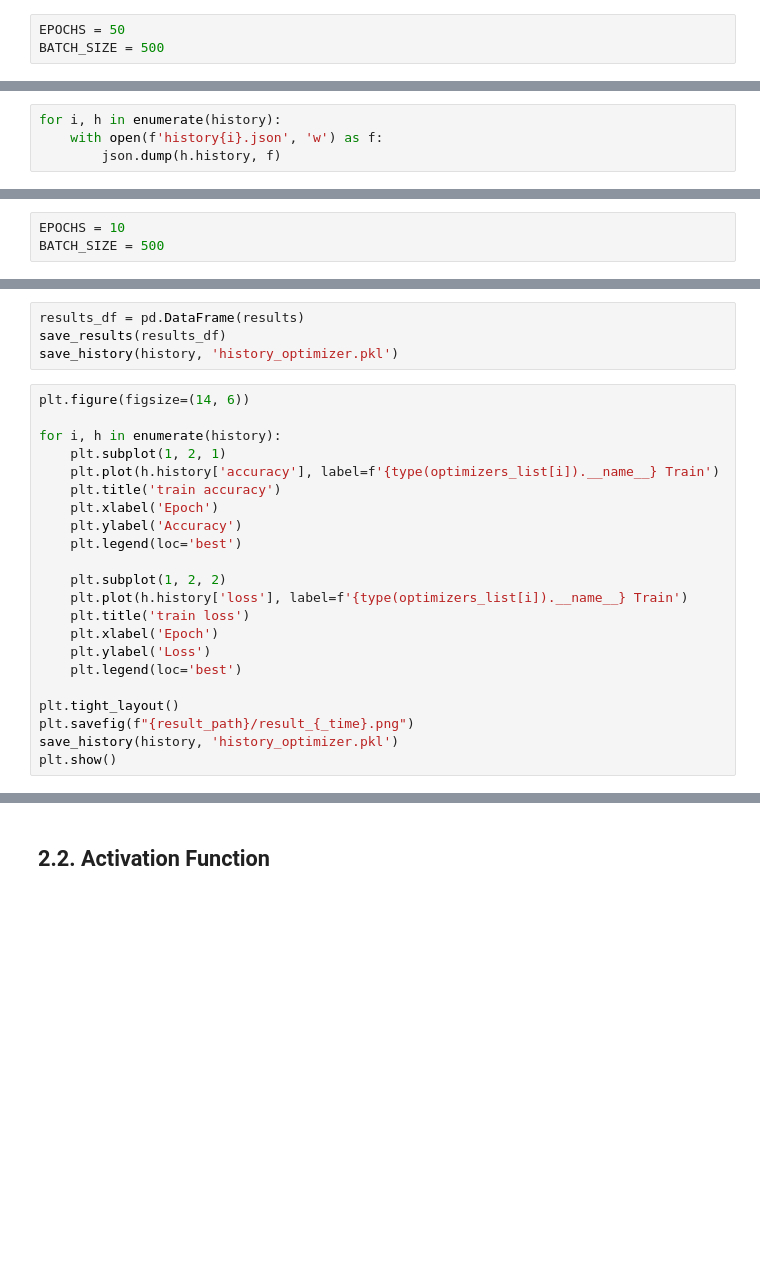
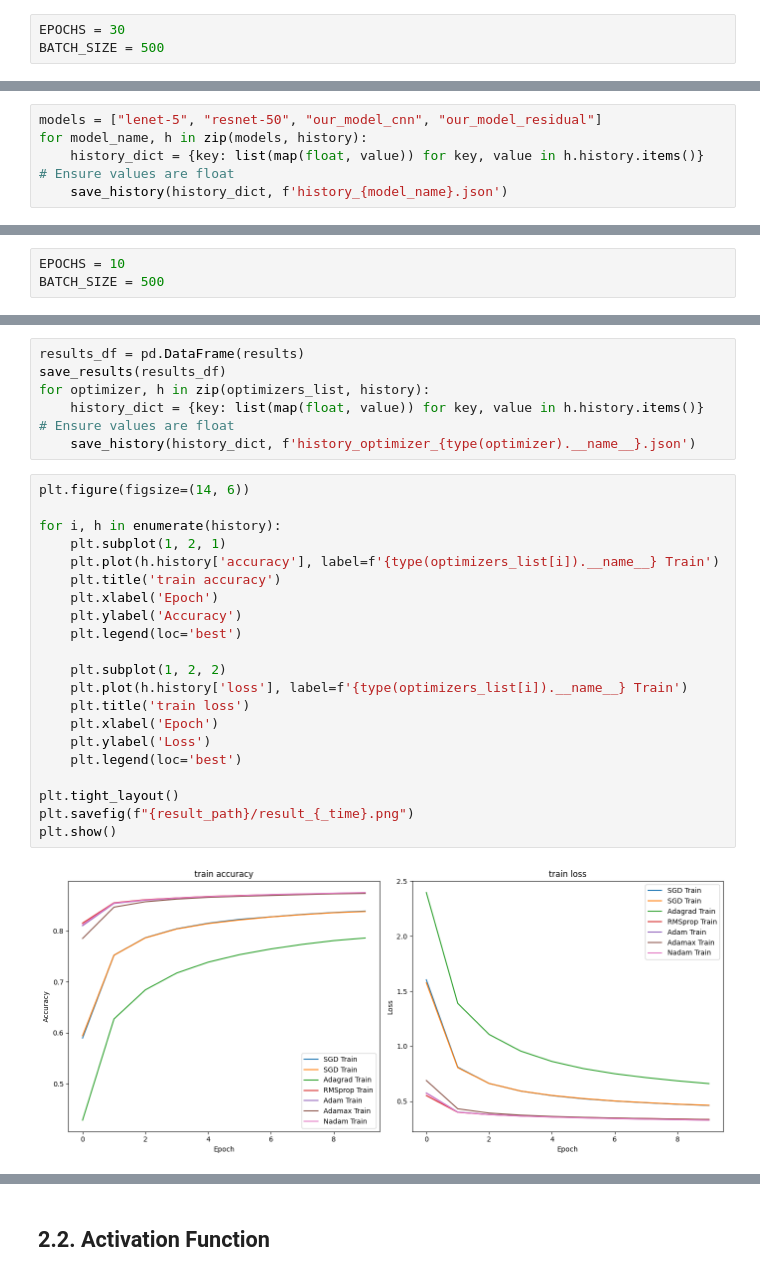
Before and after one commit to unbroken2650/ann-project, a Jupyter notebook: main.ipynb, the cells around one changed output, grey strips where cells are left out. Saved outputs shown, nothing was run; the diff lists cells and outputs as text; blank space fills up the shorter version.

```diff
--- a/main.ipynb
+++ b/main.ipynb
@@ -118,7 +134,7 @@ our_model_2res.compile(optimizer='adam', loss='sparse_categorical_crossentropy',
 history = []
 training_time = []
 # %%
-EPOCHS = 50
+EPOCHS = 30
 BATCH_SIZE = 500
 # %%
 start_time = time.time()
@@ -152,7 +191,3 @@ loss_our2, acc_our2 = our_model_2res.evaluate(x_test, y_test_int)
-# %%
-for i, h in enumerate(history):
-    with open(f'history{i}.json', 'w') as f:
-        json.dump(h.history, f)
 # %%
 results = {
     "Model": ["LeNet-5", "ResNet-50", "Our Model(CNN)", "Our Model(Residual)"],
@@ -164,5 +198,10 @@ result_path = './results'
 results_df = pd.DataFrame(results)
 results_df.to_csv(f'{result_path}/result_{_time}.csv', index=False)
+# %%
+models = ["lenet-5", "resnet-50", "our_model_cnn", "our_model_residual"]
+for model_name, h in zip(models, history):
+    history_dict = {key: list(map(float, value)) for key, value in h.history.items()}  # Ensure values are float
+    save_history(history_dict, f'history_{model_name}.json')
 # %%
 colors = ["red", "blue", "green", "purple", "gold"]
 
@@ -261,29 +397,32 @@ for optimizer in optimizers_list:
-# %%
-results_df = pd.DataFrame(results)
-save_results(results_df)
-save_history(history, 'history_optimizer.pkl')
+# %%
+results_df = pd.DataFrame(results)
+save_results(results_df)
+for optimizer, h in zip(optimizers_list, history):
+    history_dict = {key: list(map(float, value)) for key, value in h.history.items()}  # Ensure values are float
+    save_history(history_dict, f'history_optimizer_{type(optimizer).__name__}.json')
 # %%
 plt.figure(figsize=(14, 6))
 
 for i, h in enumerate(history):
     plt.subplot(1, 2, 1)
     plt.plot(h.history['accuracy'], label=f'{type(optimizers_list[i]).__name__} Train')
     plt.title('train accuracy')
     plt.xlabel('Epoch')
     plt.ylabel('Accuracy')
     plt.legend(loc='best')
 
     plt.subplot(1, 2, 2)
     plt.plot(h.history['loss'], label=f'{type(optimizers_list[i]).__name__} Train')
     plt.title('train loss')
     plt.xlabel('Epoch')
     plt.ylabel('Loss')
     plt.legend(loc='best')
 
 plt.tight_layout()
 plt.savefig(f"{result_path}/result_{_time}.png")
-save_history(history, 'history_optimizer.pkl')
 plt.show()
+# %% [output]
+[figure, added]
 # %%
 metrics = ["Loss", "Accuracy", "Training Time"]
 for metric in metrics:
```
Also changed, not shown: parts of 22 cells of this notebook, 38 other files.
